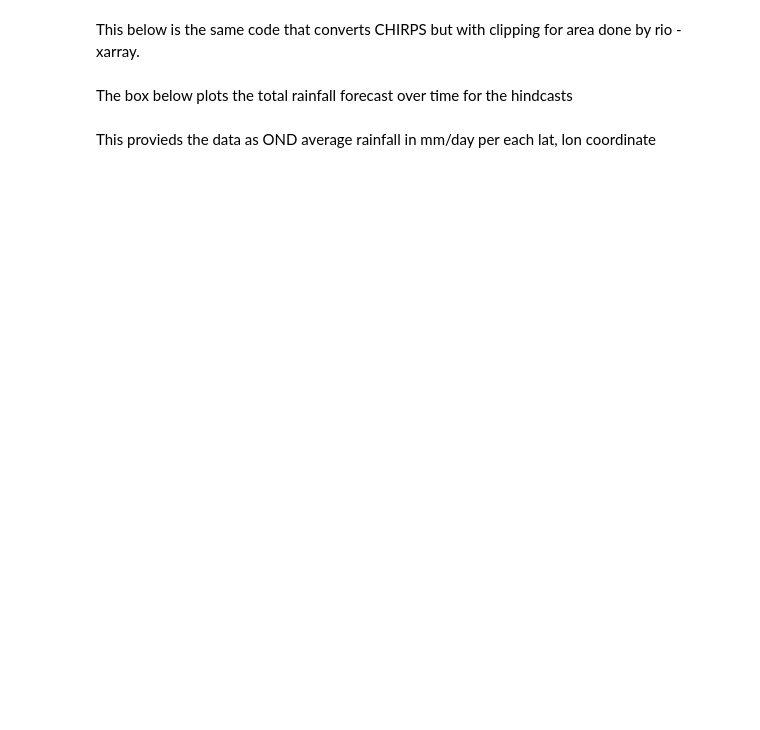
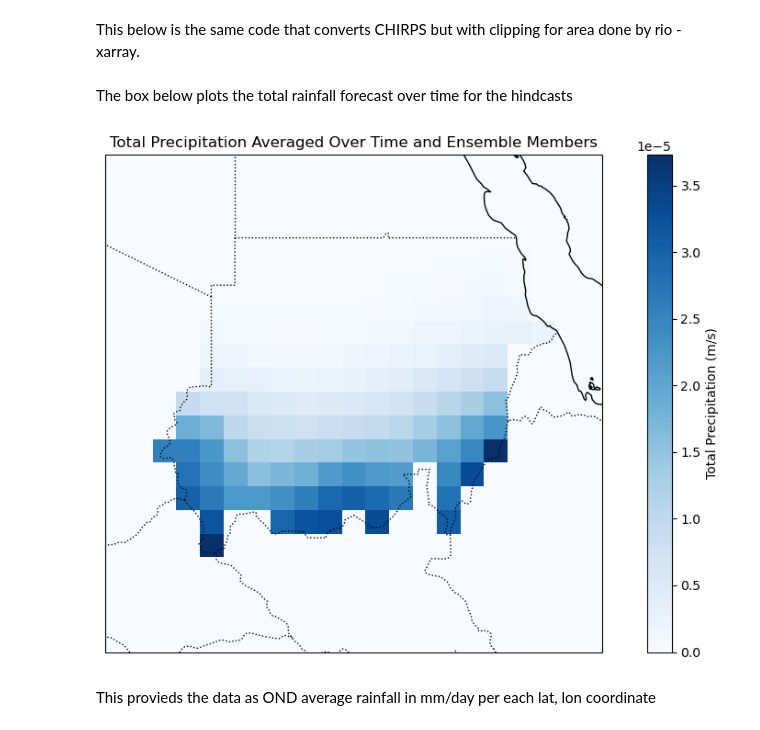
Before and after one commit to Eleanor-Dean/Wiser_Kenya_Students, a Jupyter notebook: download.ipynb, the cells around one changed output. Cells and saved outputs as stored; diff of their text form; code cells hidden in the pictures; blank space fills up the shorter version.

```diff
--- a/download.ipynb
+++ b/download.ipynb
@@ -424,7 +486,7 @@ for ext in [".shp", ".shx", ".dbf", ".prj", ".cpg"]:
 geodf = gpd.read_file("ecmwf/ne_10m_admin_0_countries.shp")
 
 # Filter for Kenya
-kenya_geom = geodf[geodf['ADMIN'] == 'Uganda']
+kenya_geom = geodf[geodf['ADMIN'] == 'Sudan']
 
 # Clip using polygon
 clipped = ecmwf.rio.clip(kenya_geom.geometry.apply(mapping), kenya_geom.crs, drop=False, invert=False)
@@ -437,33 +499,35 @@ ds = ds
 #obs = obs
 
 # Convert 'step' from timedelta to days
 step_days = ds['step'] / np.timedelta64(1, 'D')
 
 # Broadcast step_days to match tprate dimensions
 step_days_expanded = step_days.broadcast_like(ds['tprate'])
 
 
 # Calculate total precipitation = tprate * step_days
 total_precip = ds['tprate'] * step_days_expanded
 
 # Average over time and ensemble members
 avg_precip = total_precip.mean(dim=['time', 'number'])
 
 # Sum over step to get total precipitation per location
 spatial_precip = avg_precip.sum(dim='step')
 #spatial_precip= spatial_precip  * 86400000
 
 
 
 # Plot using PlateCarree projection
 plt.figure(figsize=(10, 6))
 ax = plt.axes(projection=ccrs.PlateCarree())
 spatial_precip.plot(ax=ax, transform=ccrs.PlateCarree(), cmap='Blues', cbar_kwargs={'label': 'Total Precipitation (m/s)'})
 ax.coastlines()
 ax.add_feature(cfeature.BORDERS, linestyle=':')
 ax.set_title("Total Precipitation Averaged Over Time and Ensemble Members")
 plt.tight_layout()
 plt.show()
+# %% [output]
+[figure, added]
 # %%
 import geopandas as gpd
 import rioxarray
```
Also changed, not shown: parts of 11 cells of this notebook, 9 other files.
